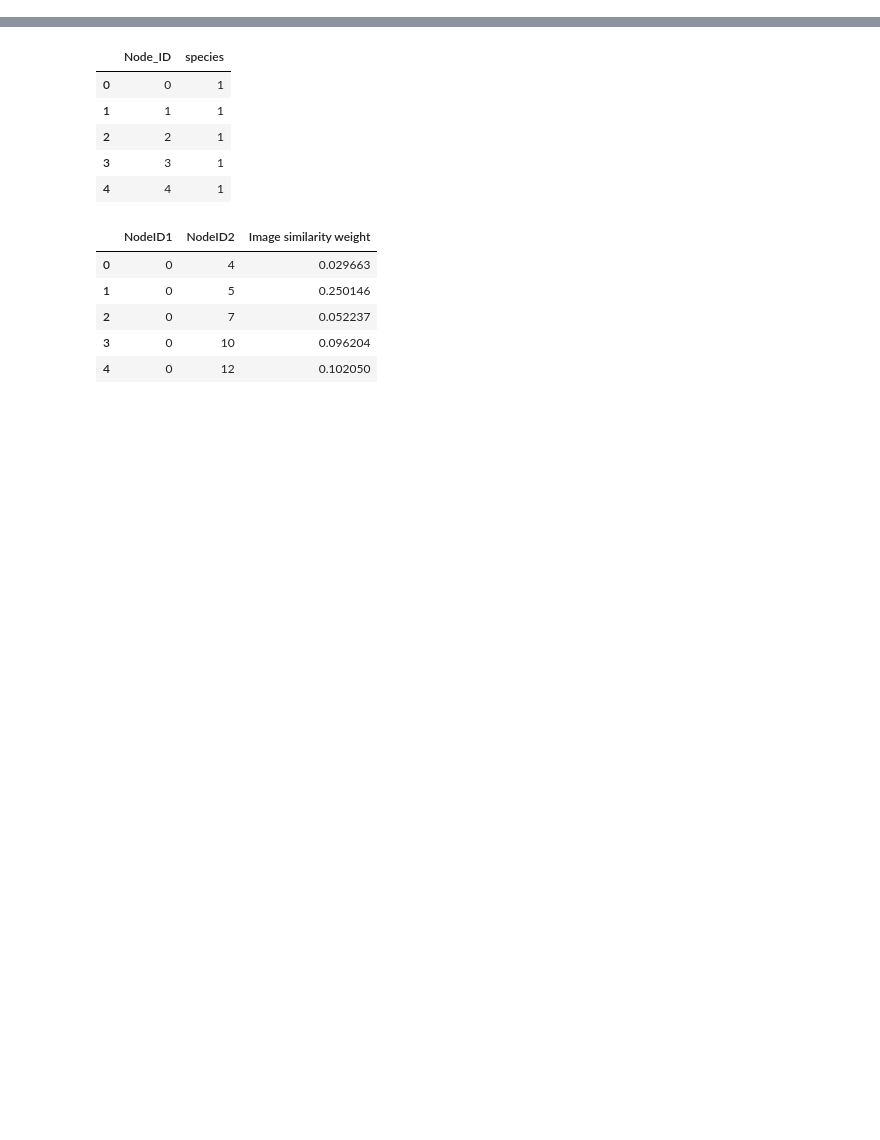
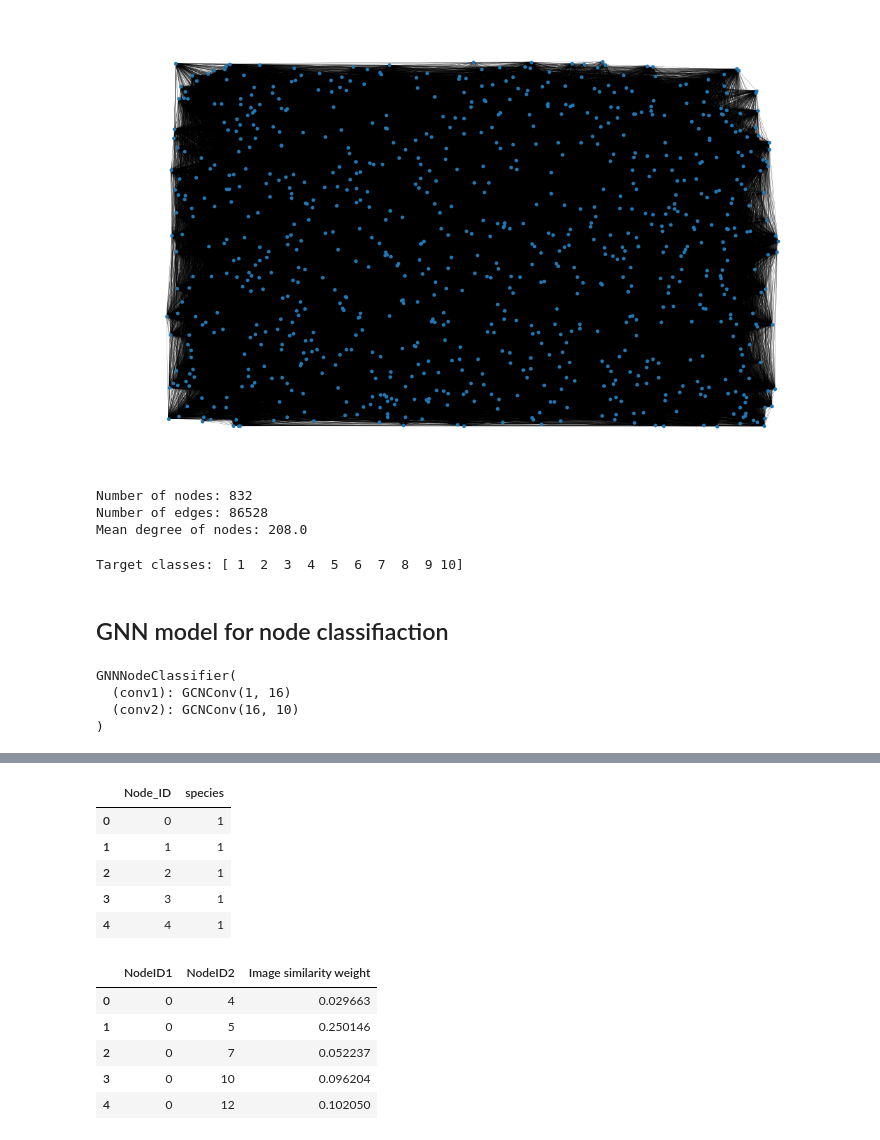
Before and after one commit to hoanganhlinh/WB_2023, a Jupyter notebook: Laura Hoang/GNN_1.ipynb, the cells around one changed output, grey strips where cells are left out. Saved outputs shown, nothing was run; the diff lists cells and outputs as text; code cells hidden in the pictures; blank space fills up the shorter version.

Commit message:
add update Laura's code (node classifiaction)

```diff
--- a/Laura Hoang/GNN_1.ipynb
+++ b/Laura Hoang/GNN_1.ipynb
@@ -0,0 +12,3 @@
+# %%
+NODES  = pd.read_csv('data/SS-Butterfly_labels.tsv', sep='\t')
+EDGES  = pd.read_csv('data/SS-Butterfly_weights.tsv', sep='\t')
@@ -0,0 +27,3 @@
+# %%
+EDGES = EDGES.rename(columns={'# NodeID1': 'NodeID1', 'NodeID2': 'NodeID2', 'Image similarity weight': 'Image similarity weight'})
+EDGES.head()
@@ -0,0 +37,23 @@
+# %%
+G = nx.from_pandas_edgelist(EDGES, 'NodeID1', 'NodeID2')
+# %%
+fig, ax = plt.subplots(figsize=(15, 9))
+ax.axis('off')
+plot_options = {"node_size": 10, "with_labels": False, "width": 0.15}
+nx.draw_networkx(G, pos=nx.random_layout(G), ax=ax, **plot_options)
+# %% [output]
+[figure, added]
+# %%
+print("Number of nodes:", G.number_of_nodes())
+print("Number of edges:", G.number_of_edges())
+print("Mean degree of nodes:", np.mean([d for _, d in G.degree()]))
+# %% [output]
+Number of nodes: 832
+Number of edges: 86528
+Mean degree of nodes: 208.0
+# %%
+print("Target classes:", NODES["species"].unique())
+# %% [output]
+Target classes: [ 1  2  3  4  5  6  7  8  9 10]
+# %% [markdown]
+## GNN model for node classifiaction
@@ -0,0 +93,19 @@
+# %%
+# Define model parameters
+num_features = 1  # Number of node features (in this case, just 'Node_ID')
+num_classes = torch.unique(y).size(0)  # Number of unique classes
+
+# Create the GNN model
+model = GNNNodeClassifier(num_features, num_classes)
+
+# Set up the optimizer and loss function
+optimizer = torch.optim.Adam(model.parameters(), lr=0.01)
+criterion = nn.NLLLoss()
+
+# Train the model
+model.train()
+# %% [output]
+GNNNodeClassifier(
+  (conv1): GCNConv(1, 16)
+  (conv2): GCNConv(16, 10)
+)
```
Also changed, not shown: parts of 16 cells of this notebook.
